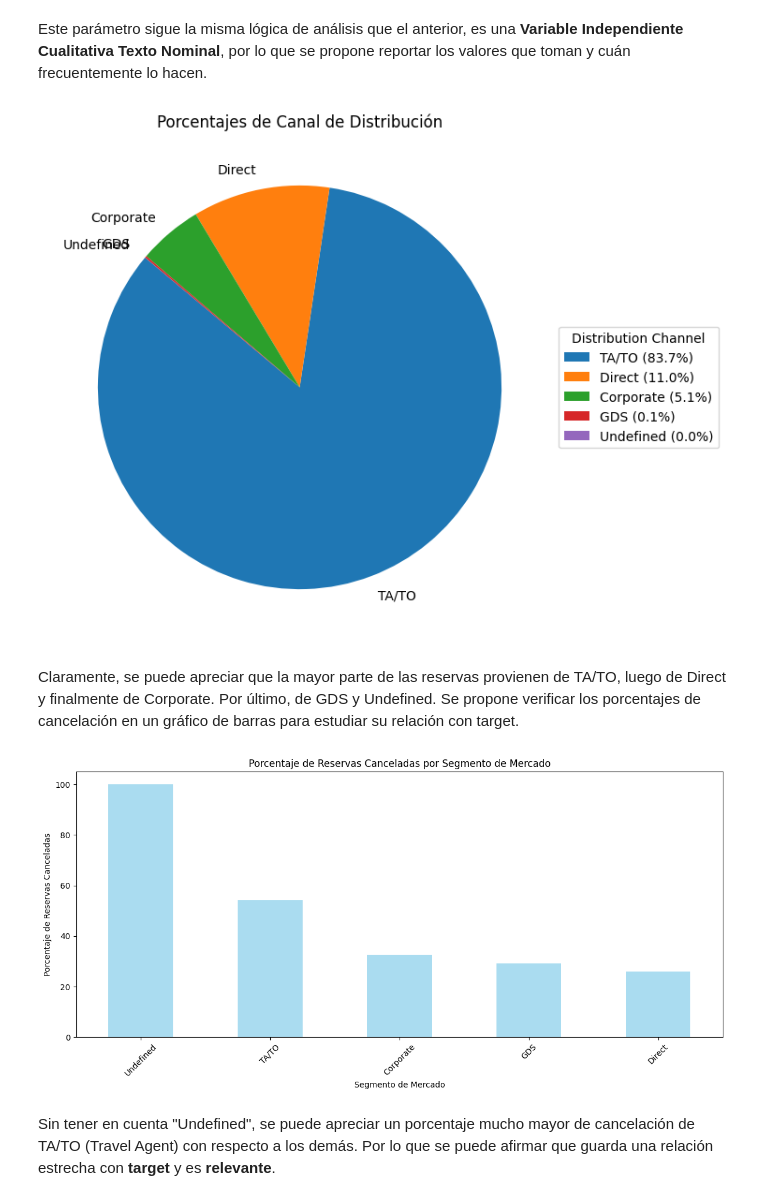
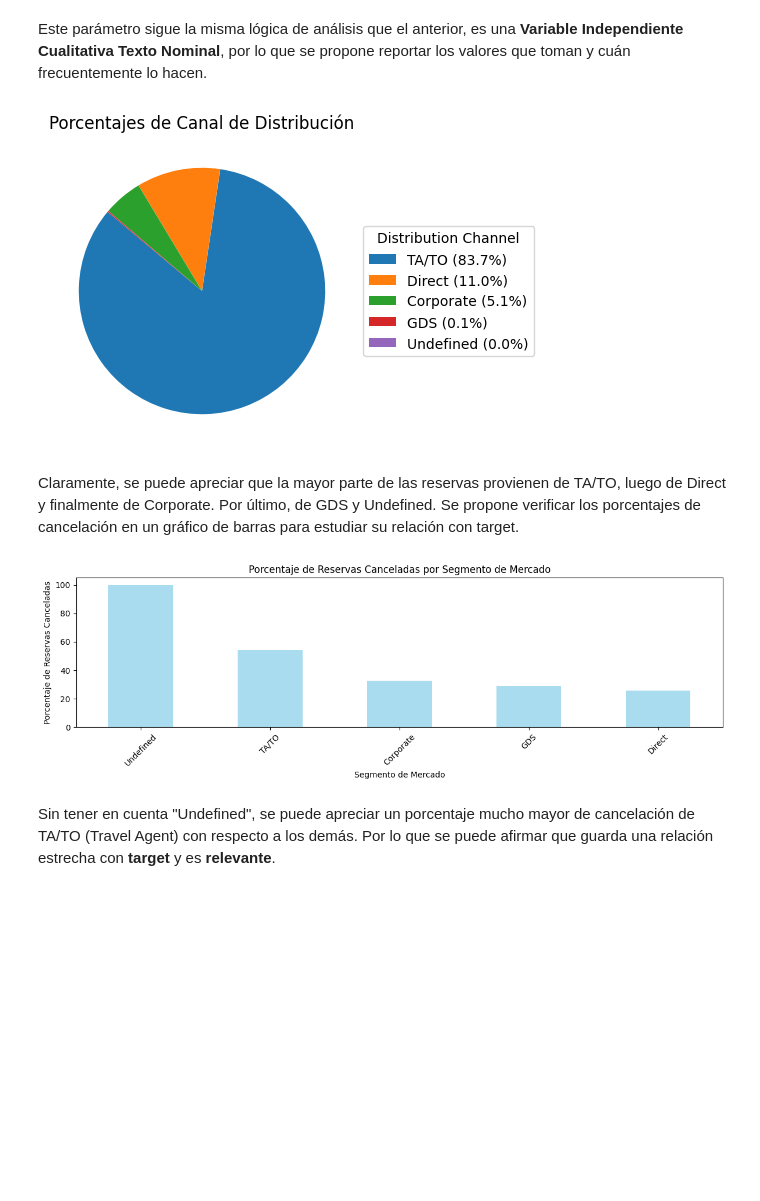
Before and after one commit to InspectorDave/OrgaDeDatos-TPs, a Jupyter notebook: 7506R_TP1_GRUPO11_CHP1_ENTREGA.ipynb, the cells around one changed output. Drawn from its saved outputs; the diff is of its cells as text; code cells hidden in the pictures; blank space fills up the shorter version.

```diff
--- a/7506R_TP1_GRUPO11_CHP1_ENTREGA.ipynb
+++ b/7506R_TP1_GRUPO11_CHP1_ENTREGA.ipynb
@@ -42,3 +45,5 @@ hotels_df_backup = hotels_df.copy()
+# %%
+plt.rcParams['figure.figsize'] = [4, 4]
 # %% [markdown]
 A continuación, se presentan las primeras 5 filas listadas con todas las respectivas columnas para tener una idea general de como se ven los datos para comenzar a analizarlos:
 # %%
@@ -392,7 +359,7 @@ monthly_cancelation_percentage = monthly_cancelation_percentage.reindex(ordered_
 
 max_percentage = monthly_cancelation_percentage.max()
 
-ax = monthly_cancelation_percentage.plot(kind='bar', figsize=(10, 6), color='skyblue')
+ax = monthly_cancelation_percentage.plot(kind='bar', figsize=(10, 4), color='skyblue')
 plt.title('Porcentaje de Reservas Canceladas por Mes')
 plt.xlabel('Mes')
 plt.ylabel('Porcentaje de Cancelaciones (%)')
@@ -1060,21 +945,21 @@ Este parámetro sigue la misma lógica de análisis que el anterior, es una **Va
 # %%
 porcentajes_reserva_por_dch = hotels_df['distribution_channel'].value_counts(normalize=True) * 100
 
-plt.figure(figsize=(7, 7))
-wedges, labels = plt.pie(porcentajes_reserva_por_dch, labels=porcentajes_reserva_por_dch.index, startangle=140)
+plt.figure(figsize=(7, 4))
+wedges, labels = plt.pie(porcentajes_reserva_por_dch, startangle=140)
 leyenda_personalizada = [f'{l} ({p:.1f}%)' for l, p in zip(porcentajes_reserva_por_dch.index, porcentajes_reserva_por_dch)]
 plt.legend(leyenda_personalizada, title="Distribution Channel", loc="center left", bbox_to_anchor=(1, 0, 0.5, 1))
 plt.title('Porcentajes de Canal de Distribución')
 plt.show()
 # %% [output]
-[figure, old version]
+[figure, new version]
 # %% [markdown]
 Claramente, se puede apreciar que la mayor parte de las reservas provienen de TA/TO, luego de Direct y finalmente de Corporate. Por último, de GDS y Undefined. Se propone verificar los porcentajes de cancelación en un gráfico de barras para estudiar su relación con target.
 # %%
 dc_cancelation_percentage = hotels_df.groupby('distribution_channel')['is_canceled'].mean() * 100
 dc_cancelation_percentage = dc_cancelation_percentage.sort_values(ascending=False)
 
-plt.figure(figsize=(12, 6))
+plt.figure(figsize=(12, 4))
 dc_cancelation_percentage.plot(kind='bar', color='skyblue', alpha=0.7)
 plt.title('Porcentaje de Reservas Canceladas por Segmento de Mercado')
 plt.xlabel('Segmento de Mercado')
@@ -1083,7 +968,7 @@ plt.xticks(rotation=45)
 plt.tight_layout()
 plt.show()
 # %% [output]
-[figure, old version]
+[figure, new version]
 # %% [markdown]
 Sin tener en cuenta "Undefined", se puede apreciar un porcentaje mucho mayor de cancelación de TA/TO (Travel Agent) con respecto a los demás. Por lo que se puede afirmar que guarda una relación estrecha con **target** y es **relevante**.
 # %% [markdown]
```
Also changed, not shown: parts of 79 cells of this notebook.
